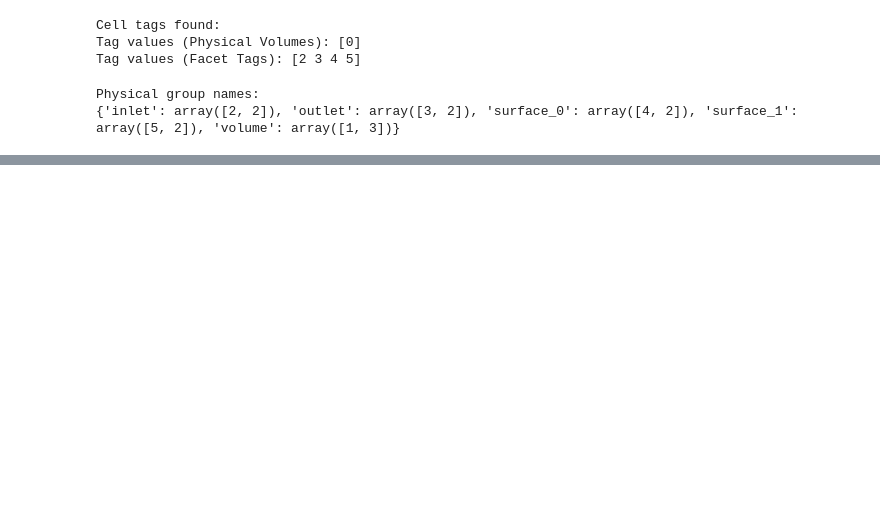
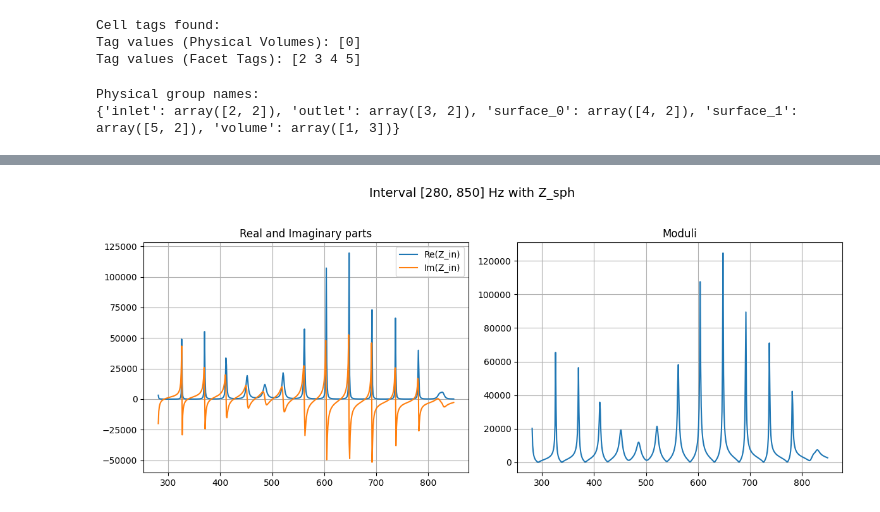
Before and after one commit to LeoBock18/Alphorn_simulation, a Jupyter notebook: helmholtz.ipynb, the cells around one changed output, grey strips where cells are left out. Saved outputs shown, nothing was run; the diff lists cells and outputs as text; code cells hidden in the pictures; blank space fills up the shorter version.

```diff
--- a/helmholtz.ipynb
+++ b/helmholtz.ipynb
@@ -498,0 +518,73 @@ plt.show()
+# %%
+# Coarse mesh
+
+p_a = fem.Function(V)
+p_a.name = "pressure"
+
+problem = LinearProblem(
+    a,
+    L,
+    u=p_a,
+    petsc_options={
+        "ksp_type": "preonly",
+        "pc_type": "lu",
+        "pc_factor_mat_solver_type": "mumps",
+    },
+    form_compiler_options={"scalar_type": "complex"},
+)
+
+# Define area and pressure at the inlet (symbolic form)
+area_form = fem.form(1.0 * ds(2))
+pressure_form = fem.form(p_a * ds(2))
+
+# Define arrays to store impedance values
+Z_in_real = []
+Z_in_imag = []
+Z_moduli = []
+
+ii = 0
+for f in freqs:
+    omega = 2 * np.pi * f
+    k.value = omega / c
+
+    problem.solve()
+
+    # Integrate pressure over inlet
+    p_integral = fem.assemble_scalar(pressure_form)
+    p_integral = domain.comm.allreduce(p_integral, op=MPI.SUM)
+
+    # Integrate area over inlet
+    inlet_area = fem.assemble_scalar(area_form)
+    inlet_area = domain.comm.allreduce(inlet_area, op=MPI.SUM)
+
+    # Compute average pressure at inlet
+    p_avg = p_integral / inlet_area
+
+    # Since u_n = 1 m/s, Z_in = p_avg / u_n = p_avg
+    Z_in_real.append(p_avg.real)
+    Z_in_imag.append(p_avg.imag)
+    Z_moduli.append(abs(p_avg))
+    print(ii)
+    ii = ii+1
+
+# First subplot
+fig, axs = plt.subplots(1, 2, figsize=(12, 5))
+
+axs[0].plot(freqs, Z_in_real, label="Re(Z_in)")
+axs[0].plot(freqs, Z_in_imag, label="Im(Z_in)")
+axs[0].set_title('Real and Imaginary parts')
+axs[0].legend()
+axs[0].grid(True)
+
+# Second subplot
+axs[1].plot(freqs, Z_moduli)
+axs[1].set_title('Moduli')
+axs[1].grid(True)
+
+# Main title for the whole figure
+fig.suptitle('Interval [280, 850] Hz with Z_sph', fontsize=14)
+
+# Adjust layout
+plt.tight_layout(rect=[0, 0, 1, 0.95])  # Leave space for suptitle
+plt.show()
+# %% [output]
@@ -498,0 +608 @@ plt.show()
+[figure, added]
```
Also changed, not shown: parts of 10 cells of this notebook, 5 other files.
